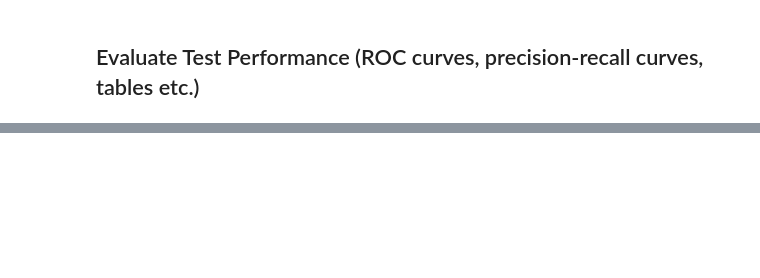
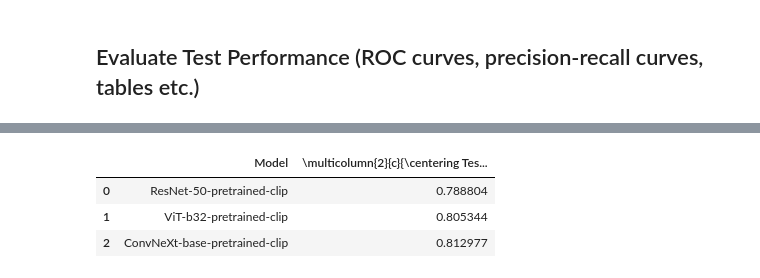
Before and after one commit to Deepfake-Detection-KKO/deepfake-detection, a Jupyter notebook: test_performance_analysis.ipynb, the cells around one changed output, grey strips where cells are left out. Drawn from its saved outputs; the diff is of its cells as text; code cells hidden in the pictures; blank space fills up the shorter version.

```diff
--- a/test_performance_analysis.ipynb
+++ b/test_performance_analysis.ipynb
@@ -334,0 +342,21 @@ ResNet-50-pretrained-clip & 21.959 $\pm$ 0.092 \\
+# %%
+# Prepare data for DataFrame
+table_data = []
+for model_name, results in model_results.items():
+    table_data.append({
+        "Model": model_name,
+        # "Test Loss": results['test_loss'],
+        # "Test ROC AUC": results['test_roc_auc'],
+        # "Test PR AUC": results['test_pr_auc'],
+        "\\multicolumn{2}{c}{\\centering Test Accuracy}": results['test_accuracy'],
+        # "Inference Time (ms)": f"{results['avg_inference_ms']:.3f} $\\pm$ {results['std_inference_ms']:.3f}"
+    })
+
+df_table = pd.DataFrame(table_data)
+# %%
+df_table
+# %% [output]
+|  | Model | \multicolumn{2}{c}{\centering Tes... |
+| 0 | ResNet-50-pretrained-clip | 0.788804 |
+| 1 | ViT-b32-pretrained-clip | 0.805344 |
+| 2 | ConvNeXt-base-pretrained-clip | 0.812977 |
```
Also changed, not shown: parts of 13 cells of this notebook, 7 other files.
